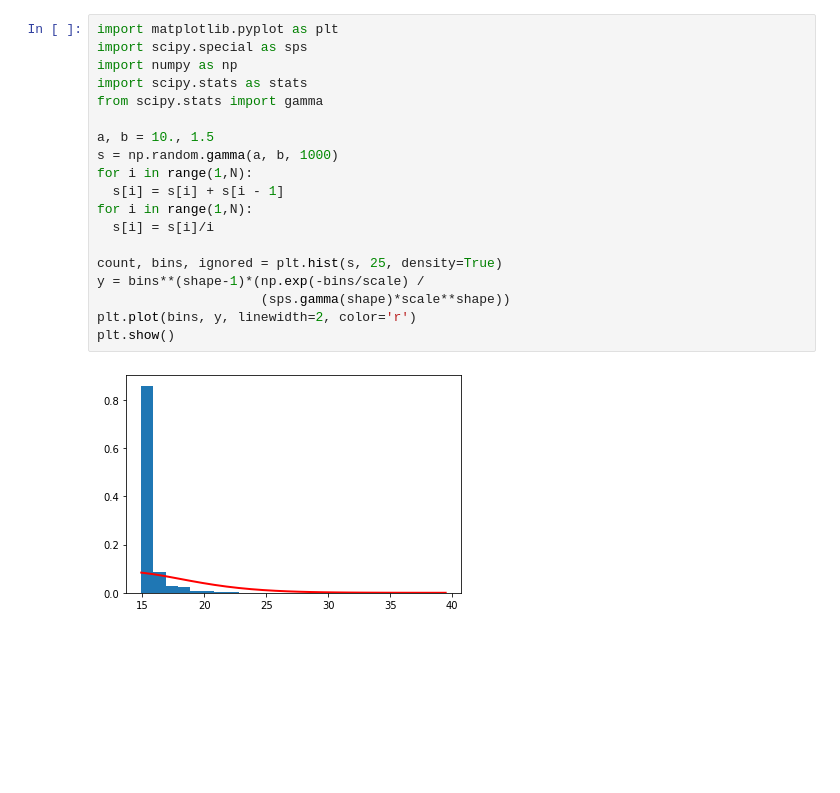
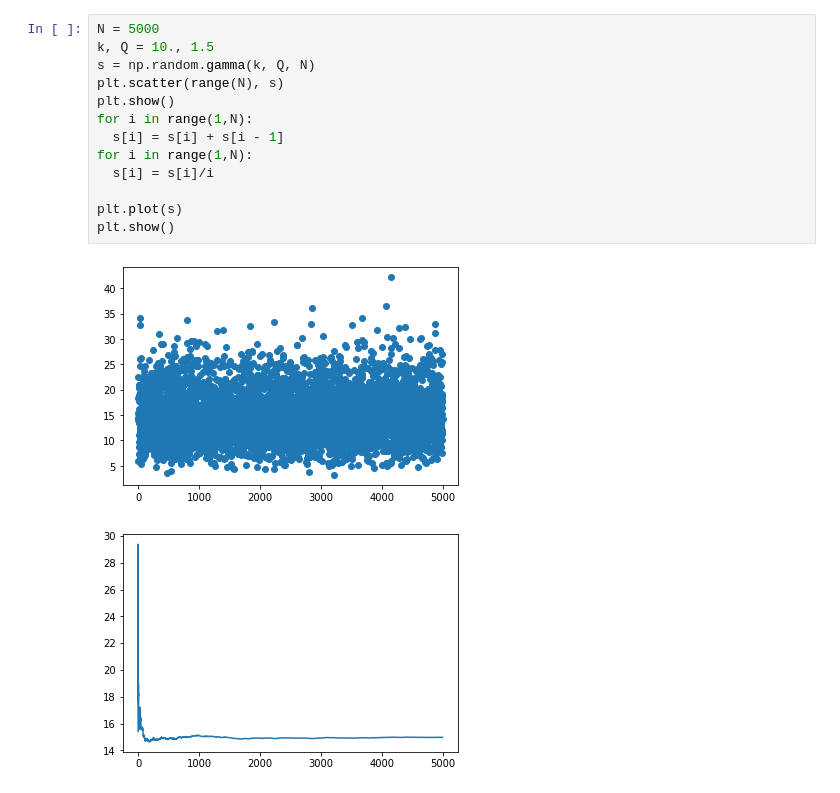
Before and after one commit to EmelyanovAndreyNSK/PythonProjects, a Jupyter notebook: MstatLab1.ipynb, the cells around one changed output. Cells and saved outputs as stored; diff of their text form; blank space fills up the shorter version.

```diff
--- a/MstatLab1.ipynb
+++ b/MstatLab1.ipynb
@@ -3,21 +10,16 @@
 # %%
-import matplotlib.pyplot as plt
-import scipy.special as sps
-import numpy as np
-import scipy.stats as stats
-from scipy.stats import gamma
-
-a, b = 10., 1.5
-s = np.random.gamma(a, b, 1000)
+N = 5000
+k, Q = 10., 1.5
+s = np.random.gamma(k, Q, N)
+plt.scatter(range(N), s)
+plt.show()
 for i in range(1,N):
   s[i] = s[i] + s[i - 1]
 for i in range(1,N):
   s[i] = s[i]/i
 
-count, bins, ignored = plt.hist(s, 25, density=True)
-y = bins**(shape-1)*(np.exp(-bins/scale) /
-                     (sps.gamma(shape)*scale**shape))
-plt.plot(bins, y, linewidth=2, color='r')
+plt.plot(s)
 plt.show()
 # %% [output]
-[figure, old version]
+[figure, new version]
+[figure, added]
```
Also changed, not shown: parts of 4 cells of this notebook.
